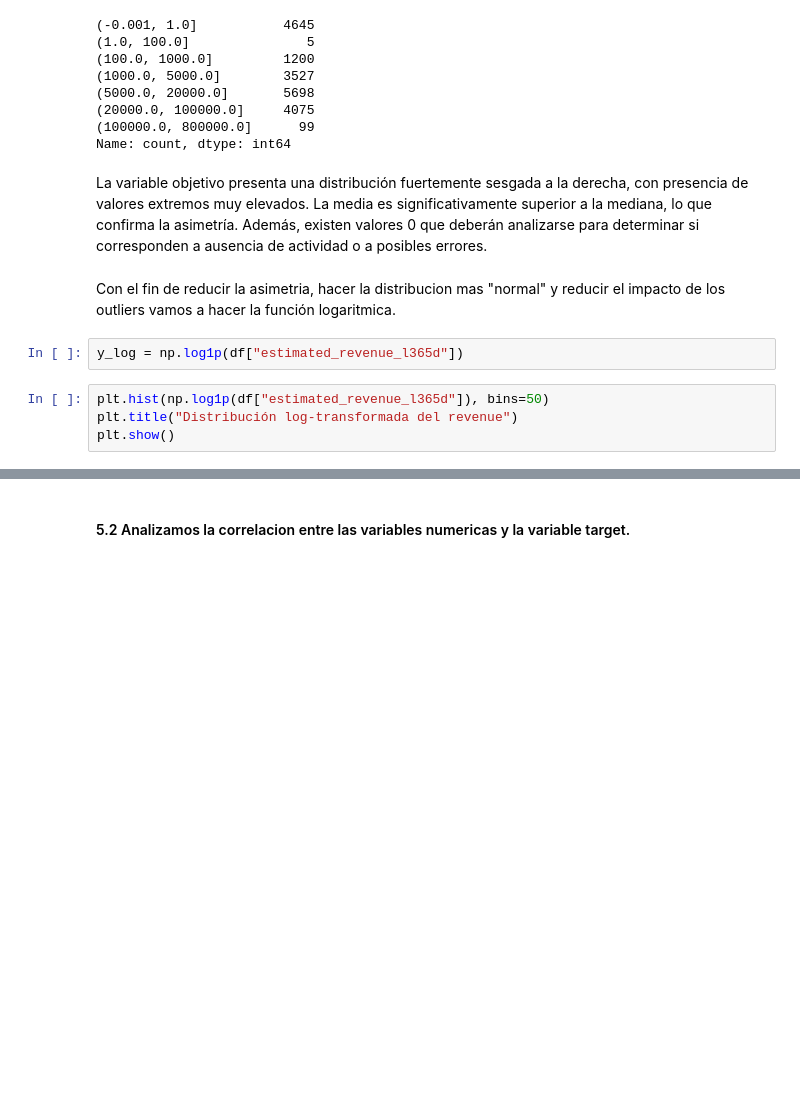
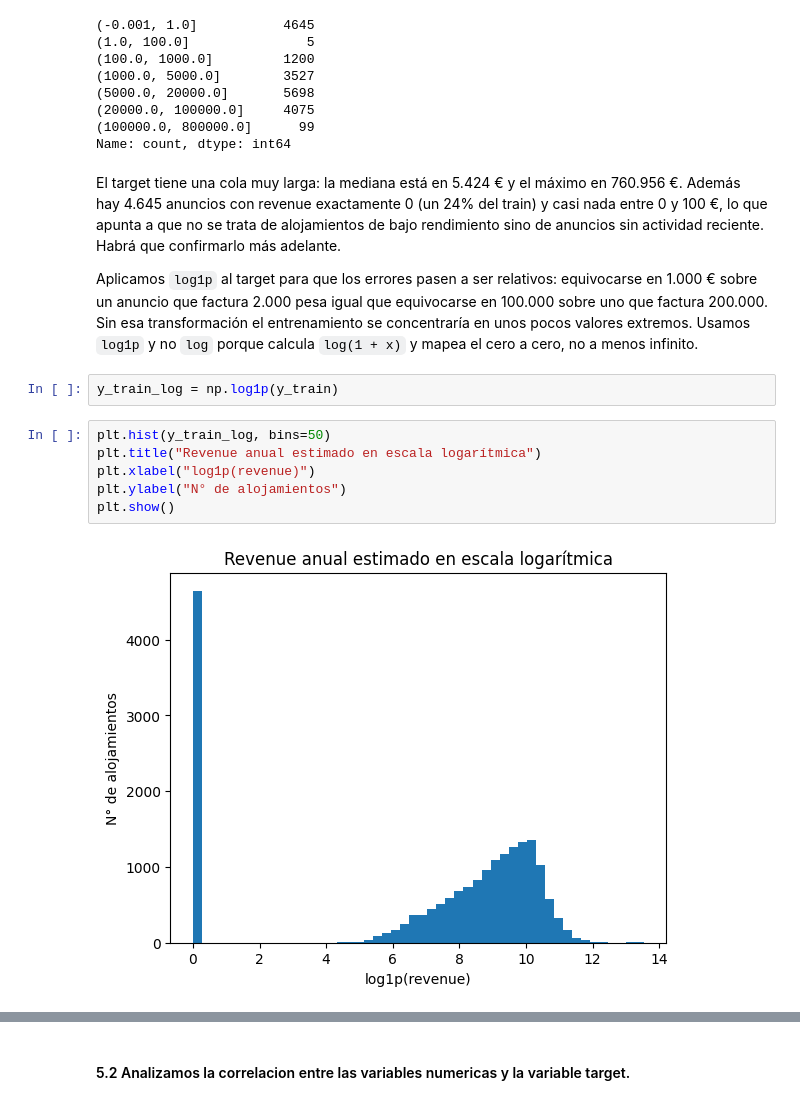
Before and after one commit to HimuraFresh/madrid-rental-revenue-prediction, a Jupyter notebook: notebooks/main.ipynb, the cells around one changed output, grey strips where cells are left out. Saved outputs shown, nothing was run; the diff lists cells and outputs as text; blank space fills up the shorter version.

```diff
--- a/notebooks/main.ipynb
+++ b/notebooks/main.ipynb
@@ -232,12 +232,25 @@ y_train.value_counts(bins=[0, 1, 100, 1000, 5000, 20000, 100000, 800000]).sort_i
 (100000.0, 800000.0]      99
 Name: count, dtype: int64
 # %% [markdown]
-La variable objetivo presenta una distribución fuertemente sesgada a la derecha, con presencia de valores extremos muy elevados. La media es significativamente superior a la mediana, lo que confirma la asimetría. Además, existen valores 0 que deberán analizarse para determinar si corresponden a ausencia de actividad o a posibles errores.
+El target tiene una cola muy larga: la mediana está en 5.424 € y el máximo en
+760.956 €. Además hay 4.645 anuncios con revenue exactamente 0 (un 24% del
+train) y casi nada entre 0 y 100 €, lo que apunta a que no se trata de
+alojamientos de bajo rendimiento sino de anuncios sin actividad reciente.
+Habrá que confirmarlo más adelante.
+
+Aplicamos `log1p` al target para que los errores pasen a ser relativos:
+equivocarse en 1.000 € sobre un anuncio que factura 2.000 pesa igual que
+equivocarse en 100.000 sobre uno que factura 200.000. Sin esa transformación el
+entrenamiento se concentraría en unos pocos valores extremos. Usamos `log1p` y
+no `log` porque calcula `log(1 + x)` y mapea el cero a cero, no a menos
+infinito.
-# %% [markdown]
-Con el fin de reducir la asimetria, hacer la distribucion mas "normal" y reducir el impacto de los outliers vamos a hacer la función logaritmica.
 # %%
-y_log = np.log1p(df["estimated_revenue_l365d"])
+y_train_log = np.log1p(y_train)
 # %%
-plt.hist(np.log1p(df["estimated_revenue_l365d"]), bins=50)
-plt.title("Distribución log-transformada del revenue")
+plt.hist(y_train_log, bins=50)
+plt.title("Revenue anual estimado en escala logarítmica")
+plt.xlabel("log1p(revenue)")
+plt.ylabel("N° de alojamientos")
 plt.show()
+# %% [output]
+[figure, added]
```
Also changed, not shown: parts of 45 cells of this notebook.
